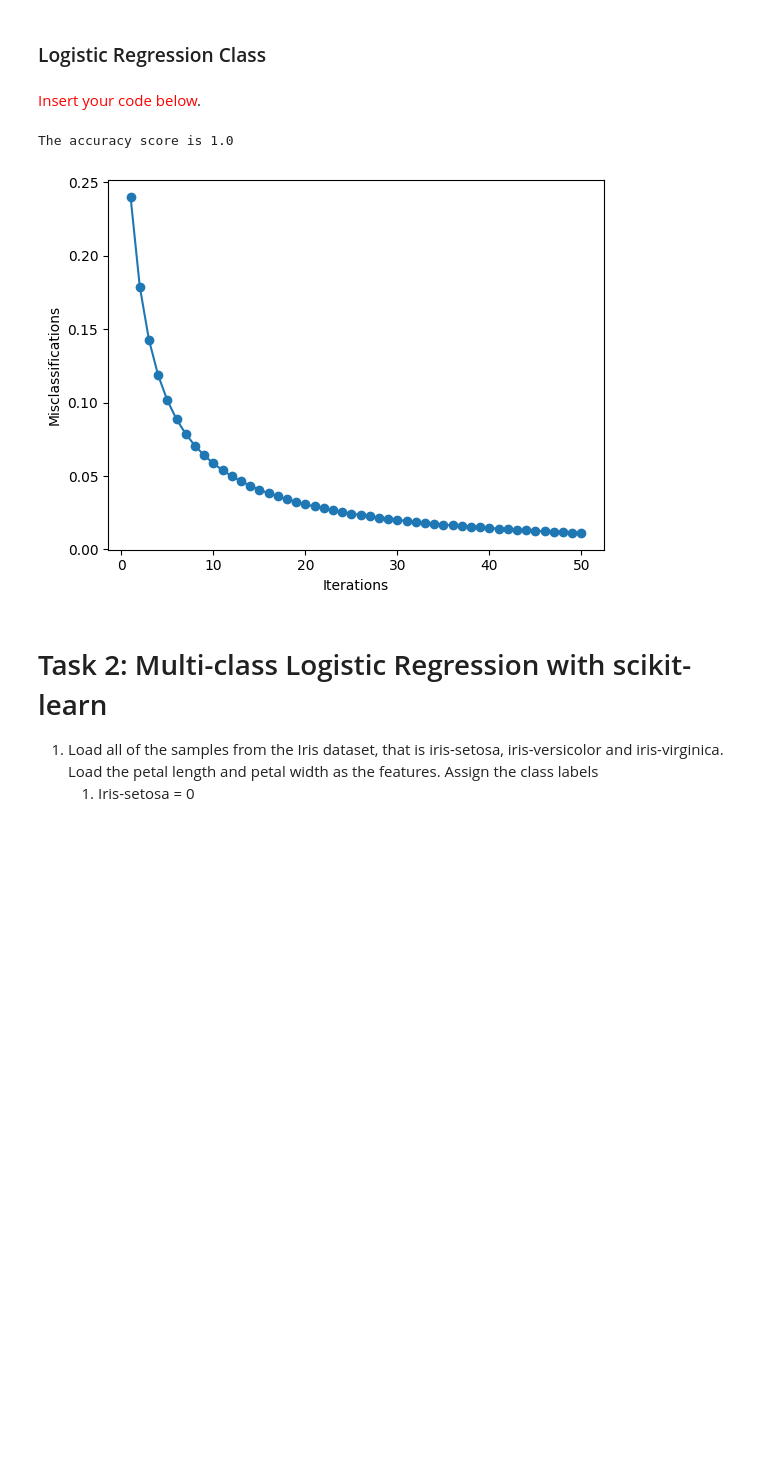
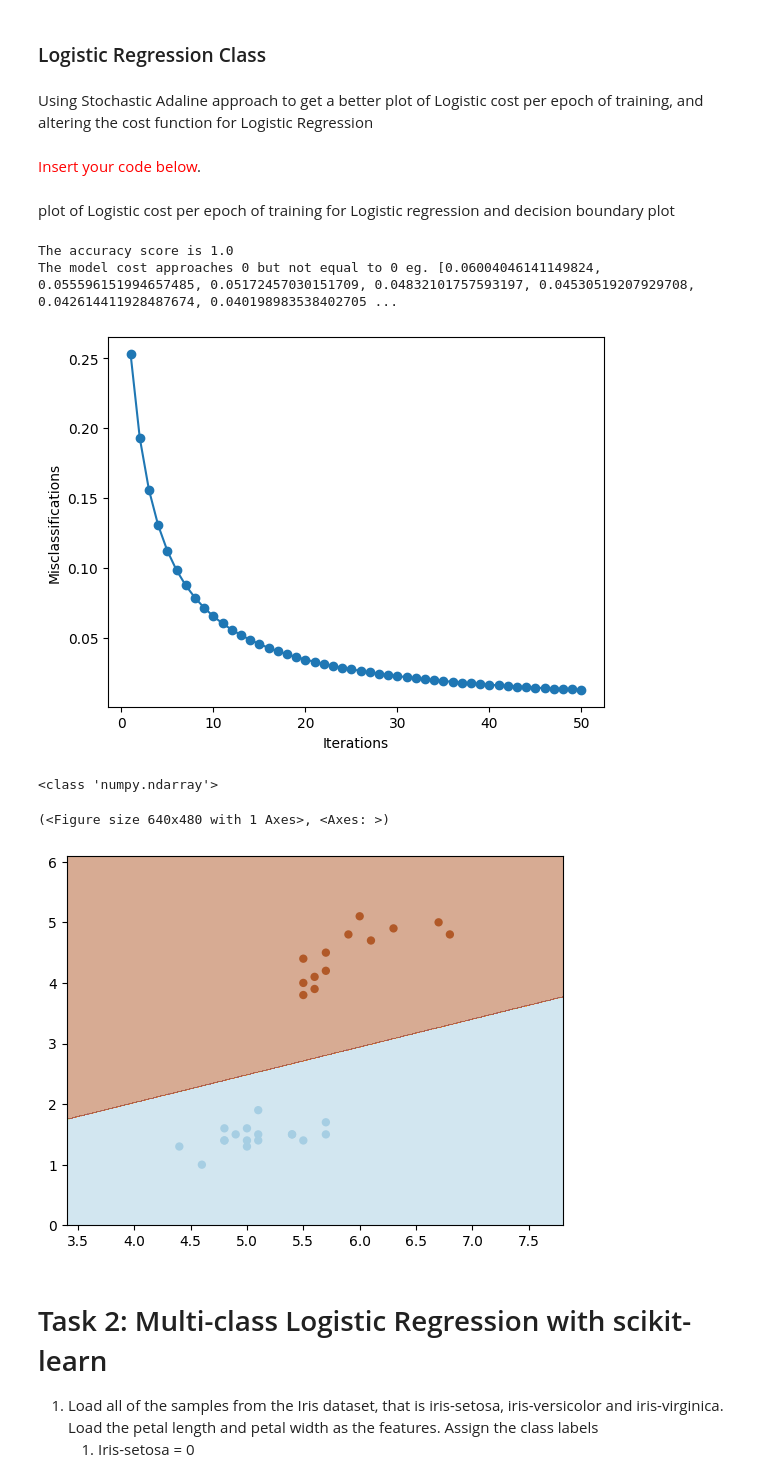
Before and after one commit to SajinMohamedPe/Introduction-to-Data-Engineering-and-Machine-Learning, a Jupyter notebook: Activity3_01.ipynb, the cells around one changed output. Cells and saved outputs as stored; diff of their text form; code cells hidden in the pictures; blank space fills up the shorter version.

```diff
--- a/Activity3_01.ipynb
+++ b/Activity3_01.ipynb
@@ -120,6 +152,8 @@ HINTS:
 5. Don't forget to rename the class, as we're now dealing with Logistic Regression rather than Adaline.
 # %% [markdown]
 ### Logistic Regression Class
+# %% [markdown]
+Using Stochastic Adaline approach to get a better plot of Logistic cost per epoch of training, and altering the cost function for Logistic Regression
 # %% [markdown]
 <span style="color:red">Insert your code below</span>.
 # %%
@@ -136,67 +170,73 @@ class LogisticRegressionGD(object):
         self.cost_ = []
 
         for _ in range(self.epochs):
-            errors = []
             for xi, target in zip(X, y):
-                # print(xi)
+
                 output = self.activation(self.net_input(xi))
-                # error = target - output
                 cost = -target * np.log(output) + (1 - target) * np.log(1 - output)
                 update = self.eta * cost
                 self.w_[1:] += update * xi
                 self.w_[0] += update
 
-            #     errors.append(cost)
-            # average_cost = sum(errors) / len(y)
             self.cost_.append(cost)
         return self
+
+
 
     def net_input(self, X):
         return np.dot(X, self.w_[1:]) + self.w_[0]
 
     def activation(self, z):
+        z = np.clip(z, -250, 250)
         return 1/(1 + np.exp(-z))
 
     def predict(self, X):
         outputNetInput = self.net_input(X)
-        outputActivation = self.activation(outputNetInput)
-        outputActivation = np.clip(outputActivation, -250, 250)
-        return np.where(outputActivation >= 0.5, 1, 0)
+        return np.where(self.activation(outputNetInput) >= 0.5, 1, 0)
+# %% [markdown]
+plot of Logistic cost per epoch of training for Logistic regression and decision boundary plot
 # %%
 # from plot_decision_boundary import plot_decision_boundary
 from sklearn.model_selection import train_test_split
 import pandas as pd
 import numpy as np
 import matplotlib.pyplot as plt
 
 df = pd.read_csv('iris_data.csv', header=0)
 ################################
 # Your code here
 
 filtered_df = df.loc[(df[' class'] == "Iris-setosa") | (df[' class'] == "Iris-versicolor")]
 X = filtered_df.iloc[:, [0, 2]].values
 y = filtered_df[' class']
 y = np.where(y == "Iris-setosa", 0, 1)
 
 model = LogisticRegressionGD() # using the model we created above
-X_train, X_test, y_train, y_test = train_test_split(X, y, test_size=0.2, random_state=42)
+X_train, X_test, y_train, y_test = train_test_split(X, y, test_size=0.30, random_state=42)
 
 model.train(X_train, y_train) # fitting data to model
 
 y_pred = model.predict(X_test) # getting the predicted data
 
 
 from sklearn.metrics import accuracy_score
 
 print("The accuracy score is", accuracy_score(y_test, y_pred)) # calculating accuracy
 
+print("The model cost approaches 0 but not equal to 0 eg.", model.cost_[10:20])
 plt.plot(range(1, len(model.cost_)+1), model.cost_, marker='o')
 plt.xlabel('Iterations')
 plt.ylabel('Misclassifications')
 plt.show()
+print(type(X_test))
+plot_decision_boundary(X_test, y_pred, model)
 # %% [output]
 The accuracy score is 1.0
+The model cost approaches 0 but not equal to 0 eg. [0.06004046141149824, 0.055596151994657485, 0.05172457030151709, 0.04832101757593197, 0.04530519207929708, 0.042614411928487674, 0.040198983538402705 ...
-[figure, old version]
+[figure, new version]
+<class 'numpy.ndarray'>
+(<Figure size 640x480 with 1 Axes>, <Axes: >)
+[figure, added]
 # %% [markdown]
 # Task 2: Multi-class Logistic Regression with scikit-learn
 
```
Also changed, not shown: parts of 21 cells of this notebook.
